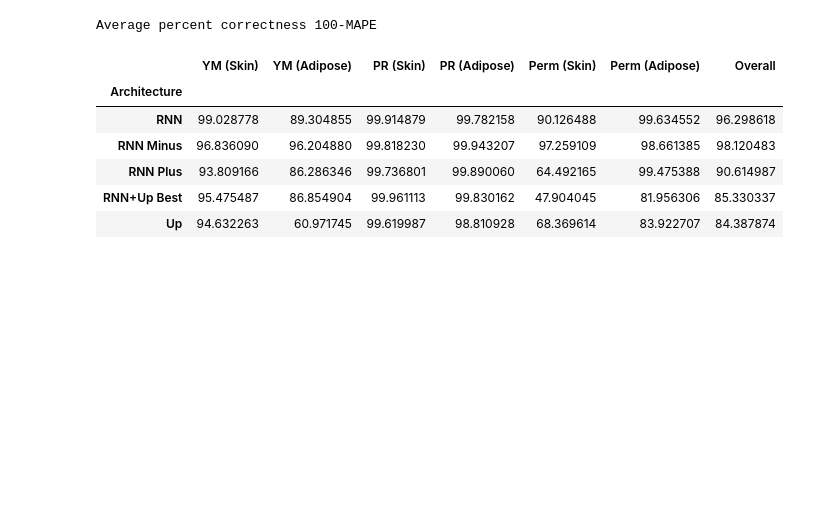
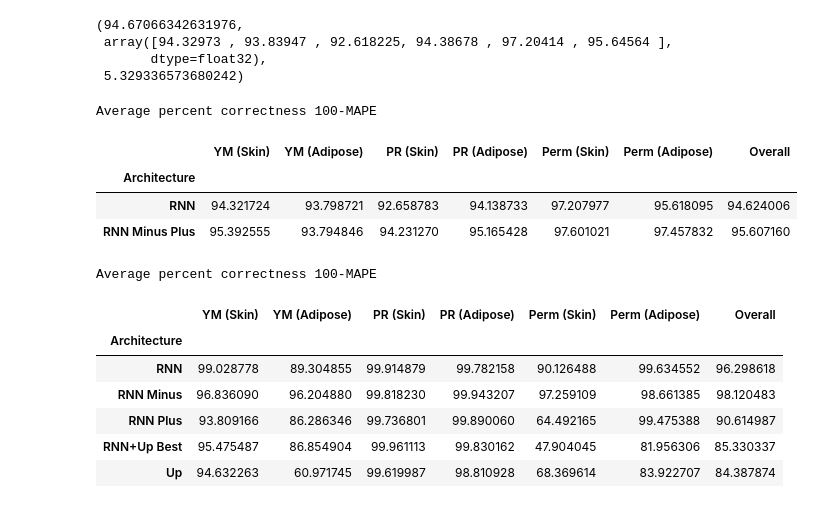
Before and after one commit to RobbieSoutham/SkinLearning, a Jupyter notebook: Notebooks/Improvements.ipynb, the cells around one changed output. Drawn from its saved outputs; the diff is of its cells as text; code cells hidden in the pictures; blank space fills up the shorter version.

```diff
--- a/Notebooks/Improvements.ipynb
+++ b/Notebooks/Improvements.ipynb
@@ -346,0 +370,2 @@ Average overall loss: 4.1521296379219816e-05
+# %%
+rnnMinusP = RNNMinusP()
@@ -475,3 +531,18 @@ def getParameterLoss(models, names, test_loader=test_loader):
+# %%
+test(test_loader, rnn)
+# %% [output]
+(94.67066342631976,
+ array([94.32973 , 93.83947 , 92.618225, 94.38678 , 97.20414 , 95.64564 ],
+       dtype=float32),
+ 5.329336573680242)
+# %%
+df = getParameterLoss([rnn, rnnMinusP],["RNN", "RNN Minus Plus"])
+# %% [output]
+Average percent correctness 100-MAPE
+|  | YM (Skin) | YM (Adipose) | PR (Skin) | PR (Adipose) | Perm (Skin) | Perm (Adipose) | Overall |
+| Architecture |  |  |  |  |  |  |  |
+| RNN | 94.321724 | 93.798721 | 92.658783 | 94.138733 | 97.207977 | 95.618095 | 94.624006 |
+| RNN Minus Plus | 95.392555 | 93.794846 | 94.231270 | 95.165428 | 97.601021 | 97.457832 | 95.607160 |
 # %%
 df = getParameterLoss([rnn, rnnMinus, rnnPlus, bestUp, up],["RNN", "RNN Minus", "RNN Plus", "RNN+Up Best", "Up"])
 # %% [output]
```
Also changed, not shown: parts of 18 cells of this notebook, 6 other files.
